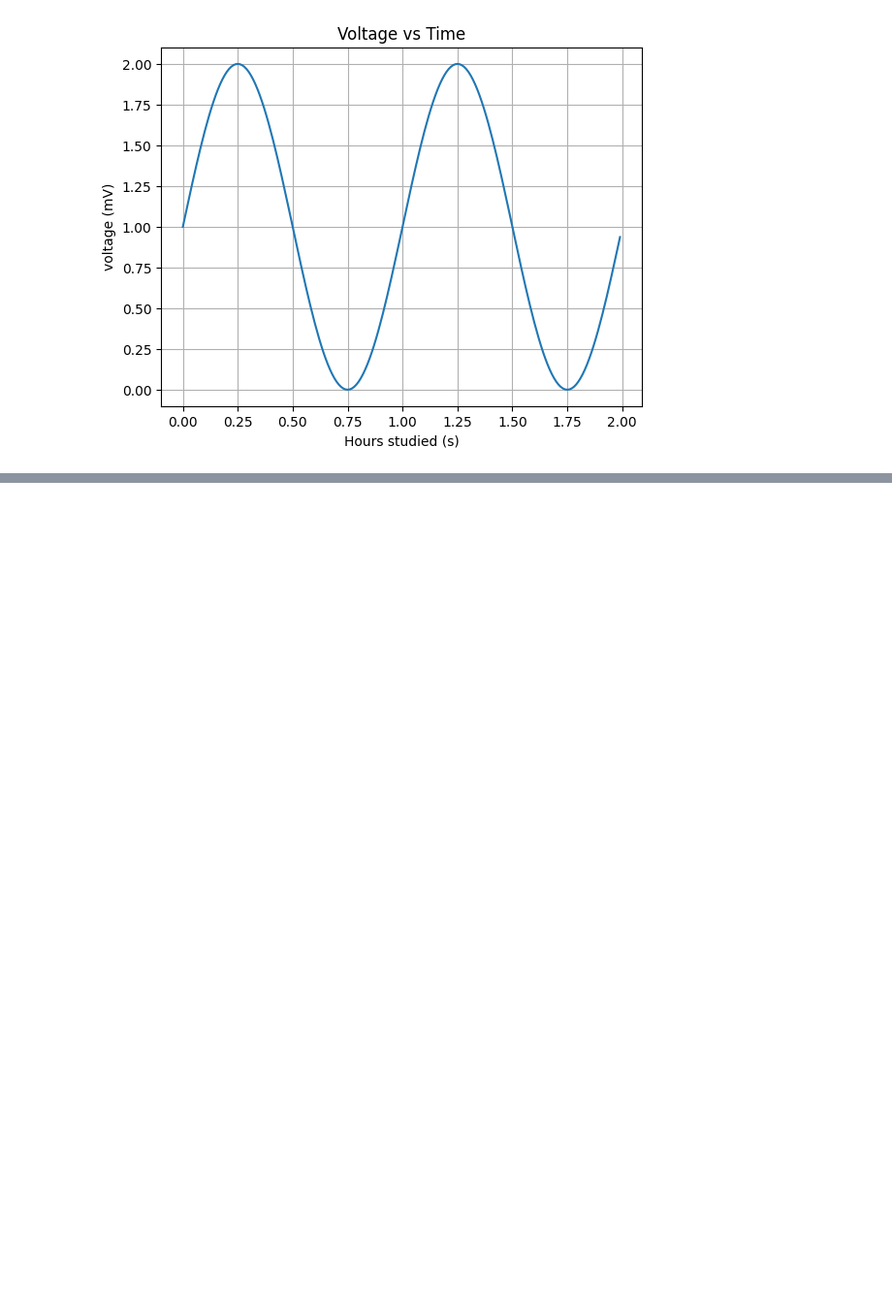
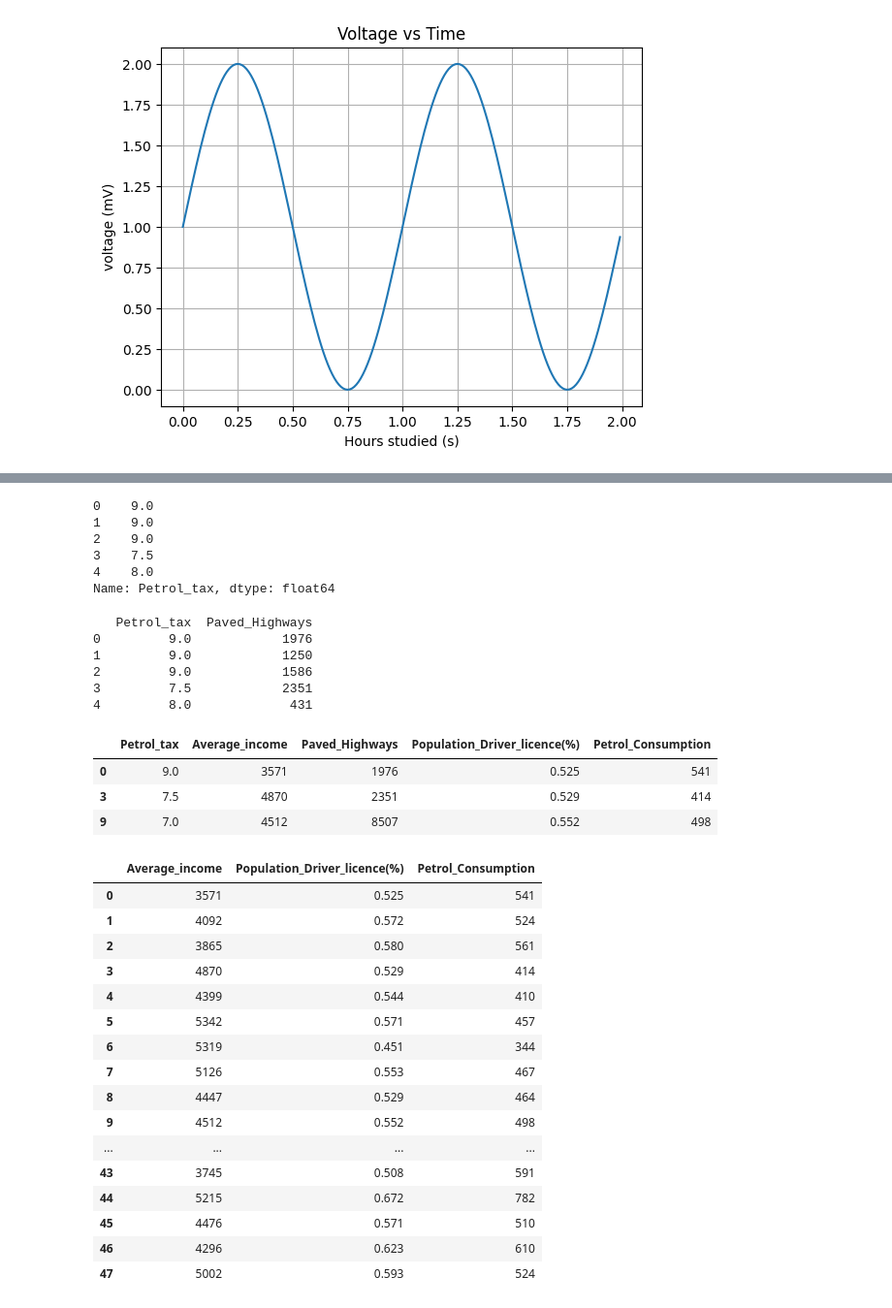
Before and after one commit to aqib1/PythonBasic, a Jupyter notebook: crash-course/oop/numpy_101.ipynb, the cells around one changed output, grey strips where cells are left out. Shown at 97% size. Drawn from its saved outputs; the diff is of its cells as text; code cells hidden in the pictures; blank space fills up the shorter version.

```diff
--- a/crash-course/oop/numpy_101.ipynb
+++ b/crash-course/oop/numpy_101.ipynb
@@ -96,3 +96,7 @@ ax.grid()
 plt.show()
 # %% [output]
 [figure]
+# %%
+import pandas as pd
+df = pd.read_csv('petrol_consumption.csv')
+df.head(5)
@@ -98,0 +137,46 @@ plt.show()
+# %%
+df['Petrol_tax'].head(5)
+# %% [output]
+0    9.0
+1    9.0
+2    9.0
+3    7.5
+4    8.0
+Name: Petrol_tax, dtype: float64
+# %%
+print(df[['Petrol_tax', 'Paved_Highways']].head(5))
+# %% [output]
+   Petrol_tax  Paved_Highways
+0         9.0            1976
+1         9.0            1250
+2         9.0            1586
+3         7.5            2351
+4         8.0             431
+# %%
+df.iloc[[0, 3, 9]]
+# %% [output]
+|  | Petrol_tax | Average_income | Paved_Highways | Population_Driver_licence(%) | Petrol_Consumption |
+| 0 | 9.0 | 3571 | 1976 | 0.525 | 541 |
+| 3 | 7.5 | 4870 | 2351 | 0.529 | 414 |
+| 9 | 7.0 | 4512 | 8507 | 0.552 | 498 |
+# %%
+new_df = df.drop(['Petrol_tax', 'Paved_Highways'], axis=1)
+new_df
+# %% [output]
+|  | Average_income | Population_Driver_licence(%) | Petrol_Consumption |
+| 0 | 3571 | 0.525 | 541 |
+| 1 | 4092 | 0.572 | 524 |
+| 2 | 3865 | 0.580 | 561 |
+| 3 | 4870 | 0.529 | 414 |
+| 4 | 4399 | 0.544 | 410 |
+| 5 | 5342 | 0.571 | 457 |
+| 6 | 5319 | 0.451 | 344 |
+| 7 | 5126 | 0.553 | 467 |
+| 8 | 4447 | 0.529 | 464 |
+| 9 | 4512 | 0.552 | 498 |
+| ... | ... | ... | ... |
+| 43 | 3745 | 0.508 | 591 |
+| 44 | 5215 | 0.672 | 782 |
+| 45 | 4476 | 0.571 | 510 |
+| 46 | 4296 | 0.623 | 610 |
+| 47 | 5002 | 0.593 | 524 |
```
Also changed, not shown: parts of 18 cells of this notebook, 1 other file.
